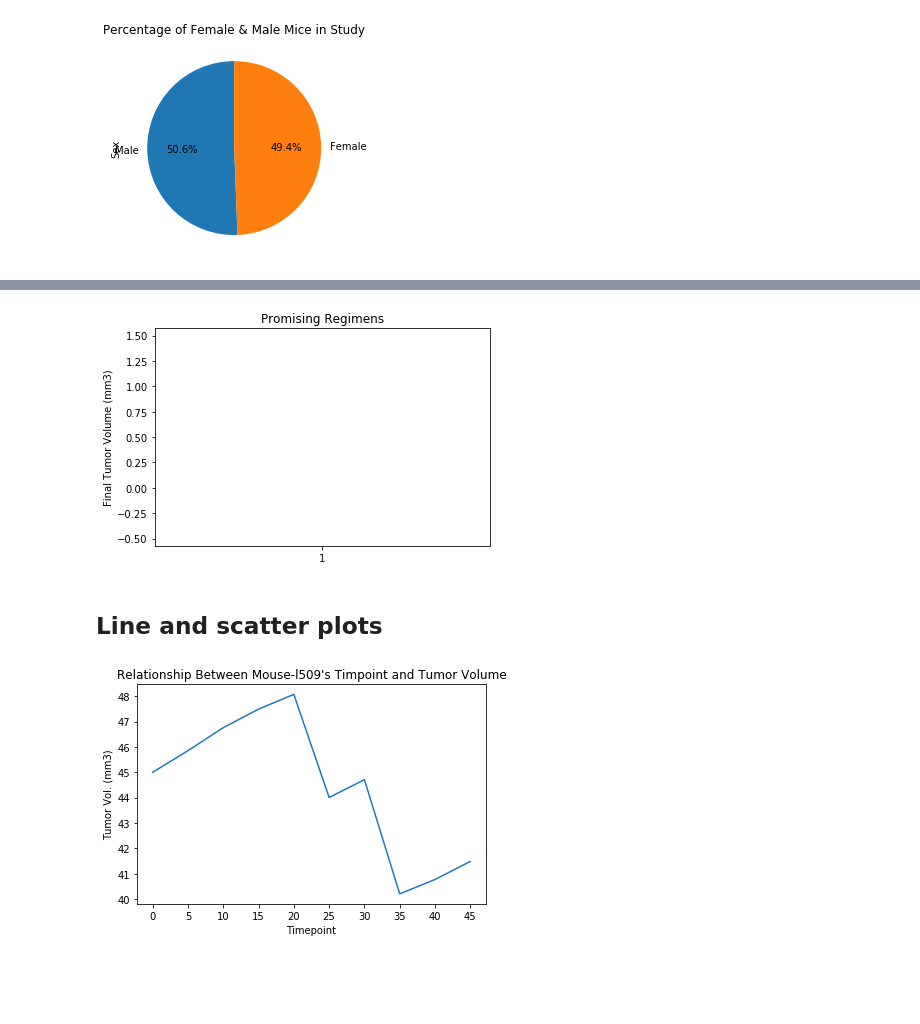
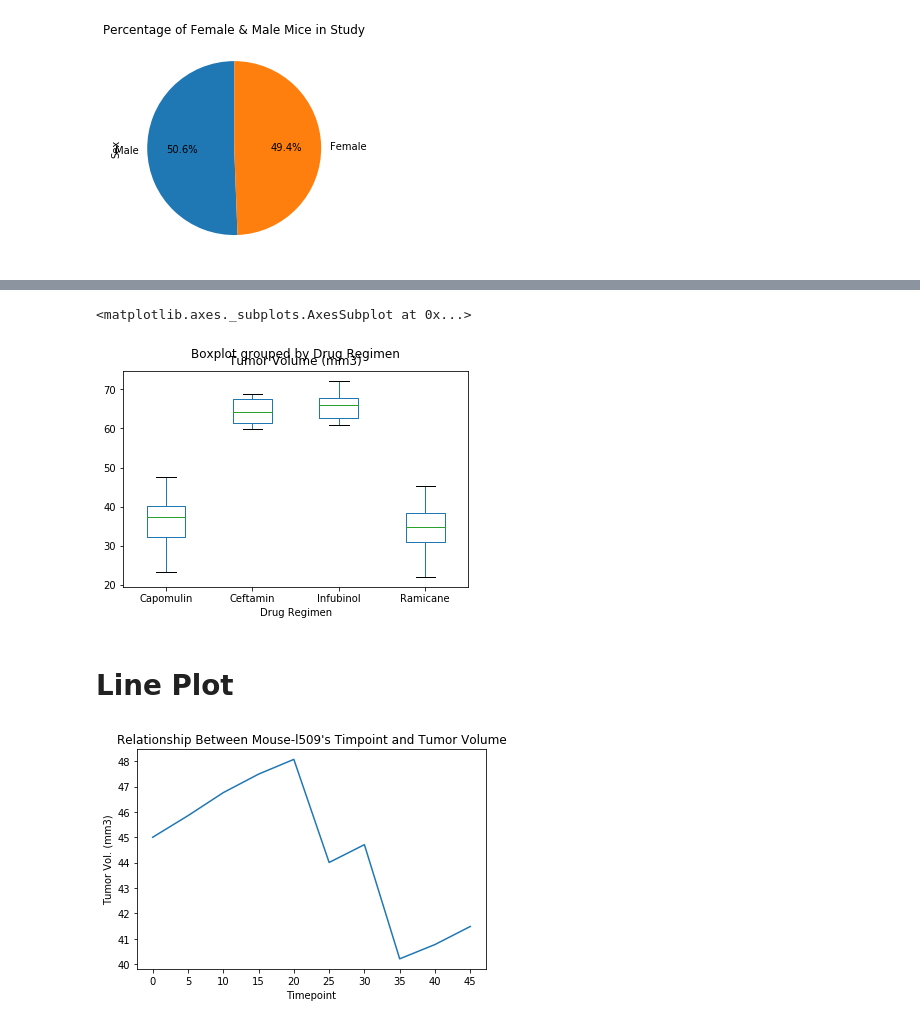
Before and after one commit to Tam-ala/Pymaceuticals-Inc_Plotting-with-Matplotlib, a Jupyter notebook: Pymaceuticals/Pymaceuticals_update.ipynb, the cells around one changed output, grey strips where cells are left out. Cells and saved outputs as stored; diff of their text form; code cells hidden in the pictures; blank space fills up the shorter version.

```diff
--- a/Pymaceuticals/Pymaceuticals_update.ipynb
+++ b/Pymaceuticals/Pymaceuticals_update.ipynb
@@ -231,0 +141,15 @@ Values above 73.230500975 could be outliers.
+# %%
+# Calculate the final tumor volume of each mouse across four of the most promising treatment regimens.
+# The four Drug Regimens: Capomulin, Ramicane, Infubinol, and Ceftamin.
+
+# Filter for the 4 regimens with loc
+regimens = mouse_study_df[['Mouse ID', 'Timepoint','Drug Regimen', 'Tumor Volume (mm3)']]
+regimens_df = regimens.set_index('Drug Regimen')
+four_regimens = regimens_df.loc[['Capomulin','Ceftamin','Infubinol','Ramicane'],['Mouse ID','Timepoint','Tumor Volume (mm3)']]
+
+# Filter for the max timepoint(45) for each mouse who took one of the 4 regimens
+timepoint_max = four_regimens.loc[four_regimens['Timepoint'] == 45]
+timepoint_max
+
+# switch columns and rows to prepare for the boxplot
+# timepoint_max.transpose()
@@ -232,17 +269,12 @@ Values above 73.230500975 could be outliers.
 # %%
 # Generate a box plot of the final tumor volume of each mouse across four regimens of interest
-# Still working on getting final tumor volumeFinal timepoint is at 45.
-volume = []
 
-fig1, ax1 = plt.subplots()
-ax1.set_title('Promising Regimens')
-ax1.set_ylabel('Final Tumor Volume (mm3)')
-ax1.boxplot(volume)
-plt.show()
+timepoint_max.boxplot(by="Drug Regimen", column=["Tumor Volume (mm3)"], grid= False)
 # %% [output]
+<matplotlib.axes._subplots.AxesSubplot at 0x...>
-[figure, old version]
+[figure, new version]
 # %% [markdown]
-## Line and scatter plots
+# Line Plot
 # %%
 # Generate a line plot of time point versus tumor volume for a mouse(mouse ID l509) treated with Capomulin
 
```
Also changed, not shown: parts of 17 cells of this notebook.
